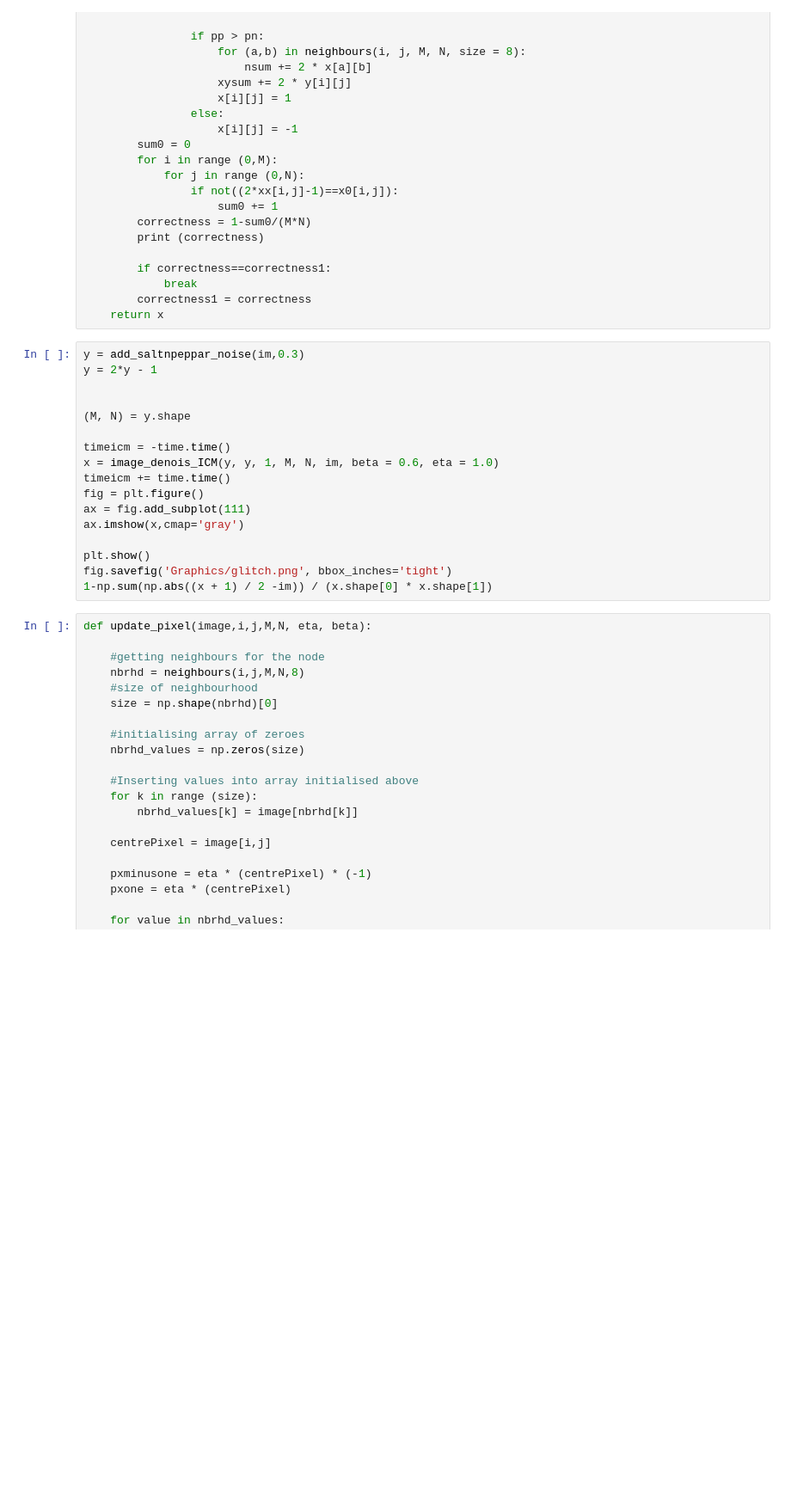
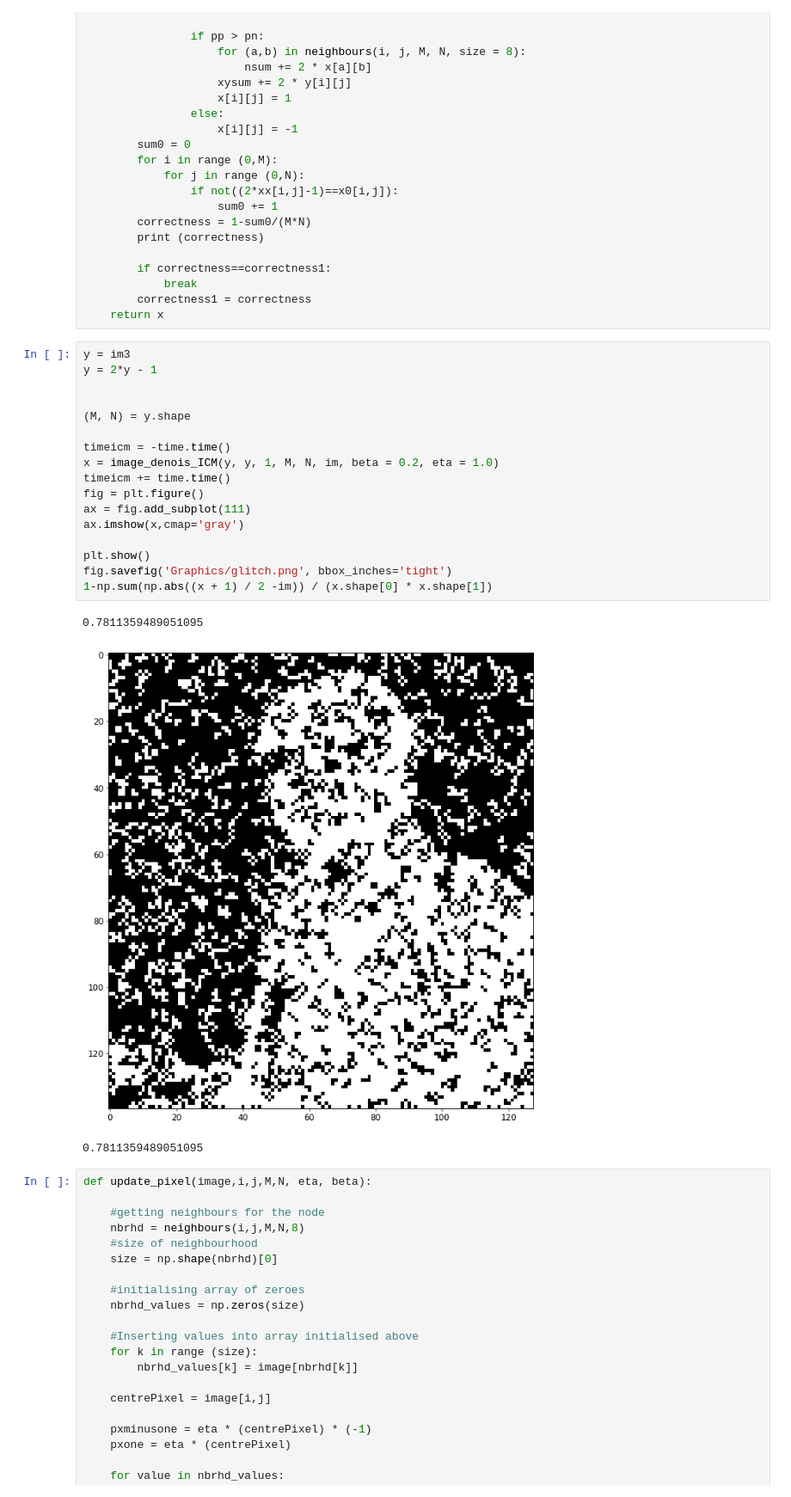
Before and after one commit to kheeran/COMS30007-Machine-Learning, a Jupyter notebook: Inference.ipynb, the cells around one changed output. Shown at 86% size. Saved outputs shown, nothing was run; the diff lists cells and outputs as text; blank space fills up the shorter version.

```diff
--- a/Inference.ipynb
+++ b/Inference.ipynb
@@ -160,22 +162,26 @@ def image_denois_ICM(x0, y, T, M, N, xx, beta, eta):
         correctness1 = correctness
     return x
 # %%
-y = add_saltnpeppar_noise(im,0.3)
+y = im3
 y = 2*y - 1
 
 
 (M, N) = y.shape
 
 timeicm = -time.time()
-x = image_denois_ICM(y, y, 1, M, N, im, beta = 0.6, eta = 1.0)
+x = image_denois_ICM(y, y, 1, M, N, im, beta = 0.2, eta = 1.0)
 timeicm += time.time()
 fig = plt.figure()
 ax = fig.add_subplot(111)
 ax.imshow(x,cmap='gray')
 
 plt.show()
 fig.savefig('Graphics/glitch.png', bbox_inches='tight')
 1-np.sum(np.abs((x + 1) / 2 -im)) / (x.shape[0] * x.shape[1])
+# %% [output]
+0.7811359489051095
+[figure, added]
+0.7811359489051095
 # %%
 def update_pixel(image,i,j,M,N, eta, beta):
 
```
Also changed, not shown: parts of 3 cells of this notebook, 8 other files.
